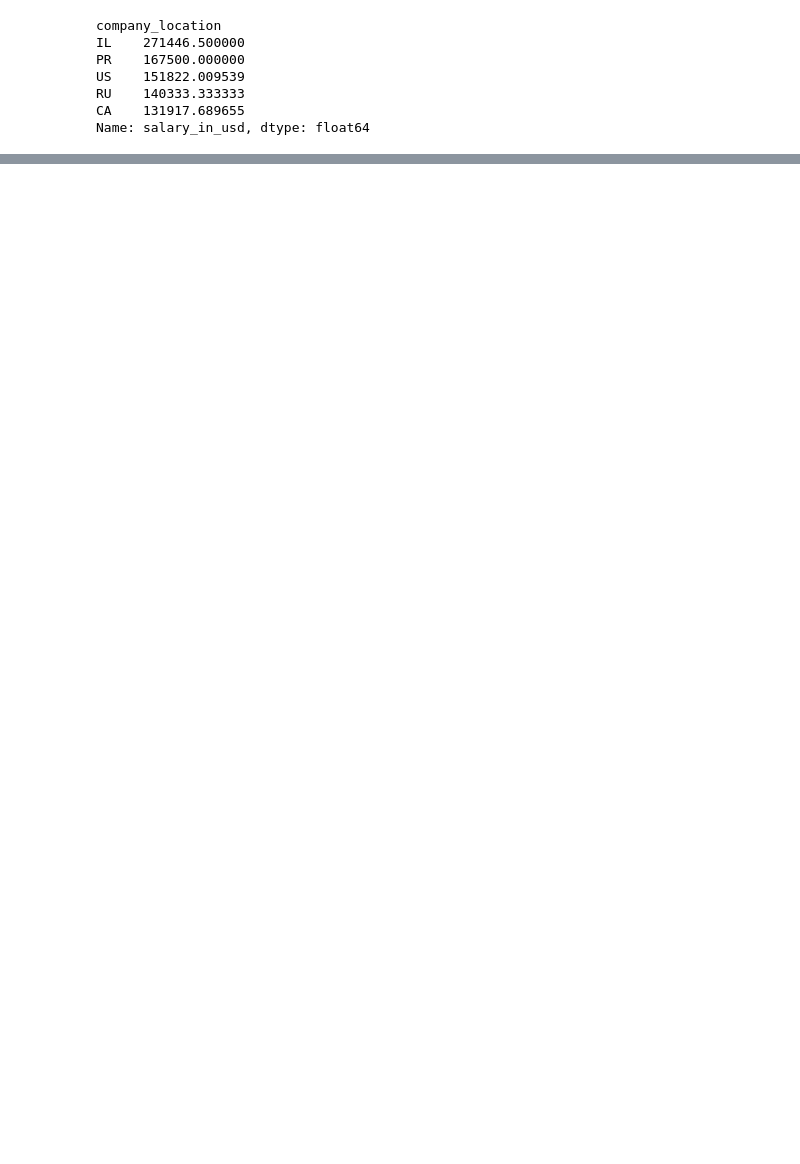
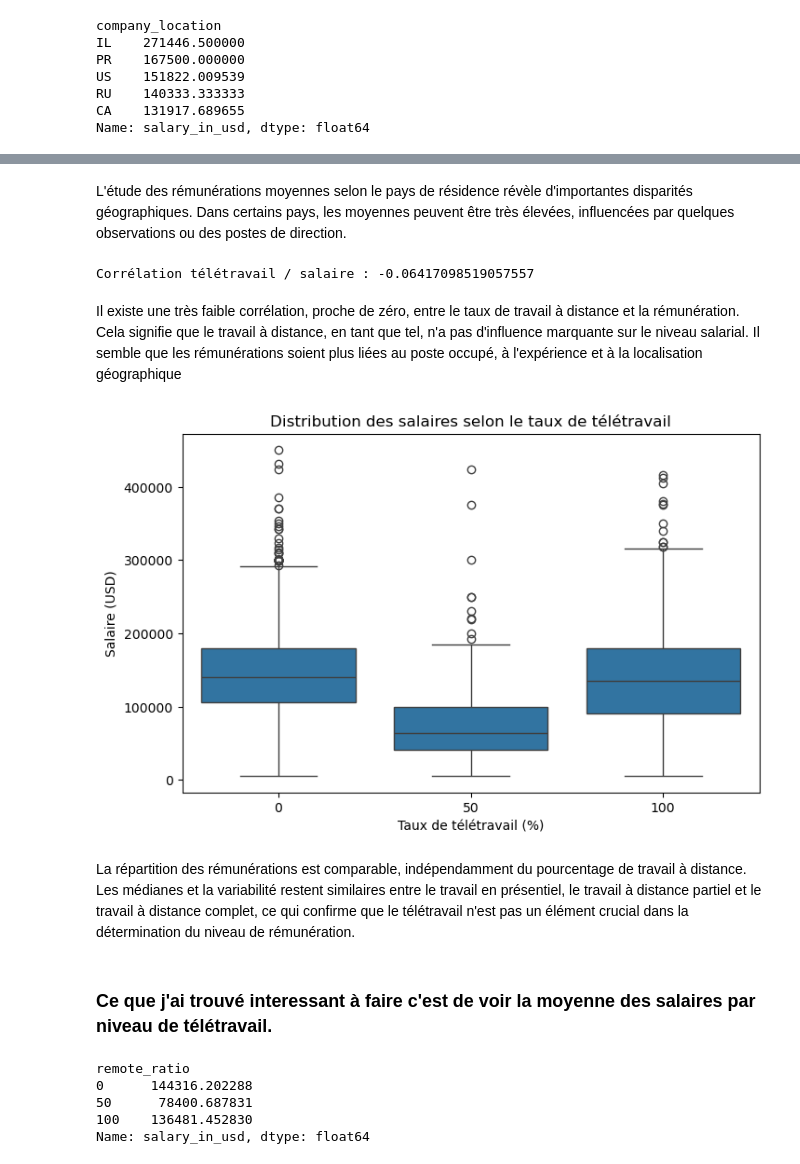
Before and after one commit to Rochdur/projet_notebook, a Jupyter notebook: Projet_SAE.ipynb, the cells around one changed output, grey strips where cells are left out. Drawn from its saved outputs; the diff is of its cells as text; code cells hidden in the pictures; blank space fills up the shorter version.

```diff
--- a/Projet_SAE.ipynb
+++ b/Projet_SAE.ipynb
@@ -264,3 +315,14 @@ Salaire moyen (non-tech) : nan
 # %%
-# Ajouter une colonne pour les fourchettes de salaires
+bins = [0, 50000, 100000, 150000, 200000, float("inf")]
+labels = ["<50k", "50k-100k", "100k-150k", "150k+", "200k+"]
+
+df["salary_range"] = pd.cut(
+    df["salary_in_usd"],
+    bins=bins,
+    labels=labels,
+    right=False
+)
+
+print("Données avec fourchettes de salaires :")
+df[["salary_in_usd", "salary_range"]].head()
 # %% [output]
@@ -280,3 +354,35 @@ Name: salary_in_usd, dtype: float64
+# %% [markdown]
+L'étude des rémunérations moyennes selon le pays de résidence révèle d'importantes disparités géographiques. Dans certains pays, les moyennes peuvent être très élevées, influencées par quelques observations ou des postes de direction.
 # %%
-# Analyse des corrélations
-# Relation entre télétravail et salaire
+correlation = df["remote_ratio"].corr(df["salary_in_usd"])
+print("Corrélation télétravail / salaire :", correlation)
+# %% [output]
+Corrélation télétravail / salaire : -0.06417098519057557
+# %% [markdown]
+Il existe une très faible corrélation, proche de zéro, entre le taux de travail à distance et la rémunération. Cela signifie que le travail à distance, en tant que tel, n'a pas d'influence marquante sur le niveau salarial. Il semble que les rémunérations soient plus liées au poste occupé, à l'expérience et à la localisation géographique
+# %%
+plt.figure(figsize=(8,5))
+sns.boxplot(
+    data=df,
+    x="remote_ratio",
+    y="salary_in_usd"
+)
+
+plt.title("Distribution des salaires selon le taux de télétravail")
+plt.xlabel("Taux de télétravail (%)")
+plt.ylabel("Salaire (USD)")
+plt.show()
+# %% [output]
+[figure, added]
+# %% [markdown]
+La répartition des rémunérations est comparable, indépendamment du pourcentage de travail à distance. Les médianes et la variabilité restent similaires entre le travail en présentiel, le travail à distance partiel et le travail à distance complet, ce qui confirme que le télétravail n'est pas un élément crucial dans la détermination du niveau de rémunération.
+# %% [markdown]
+### Ce que j'ai trouvé interessant à faire c'est de voir la moyenne des salaires par niveau de télétravail.
+# %%
+df.groupby("remote_ratio")["salary_in_usd"].mean()
+# %% [output]
+remote_ratio
+0      144316.202288
+50      78400.687831
+100    136481.452830
+Name: salary_in_usd, dtype: float64
```
Also changed, not shown: parts of 35 cells of this notebook, 1 other file.
